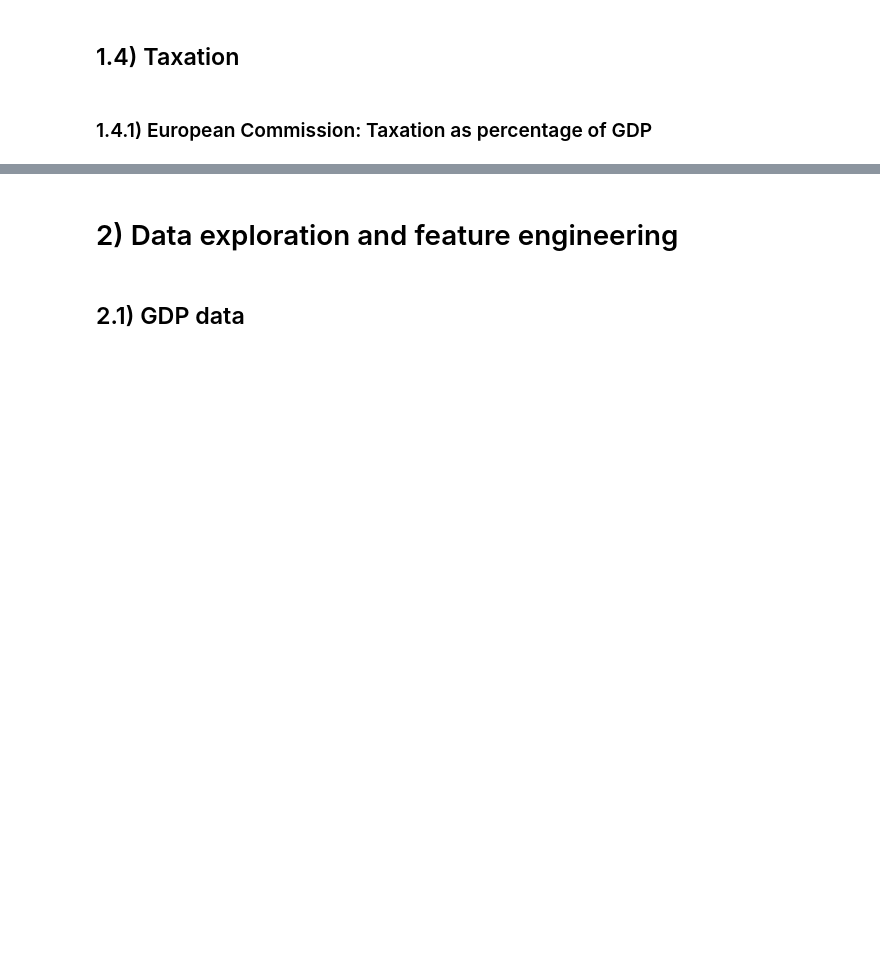
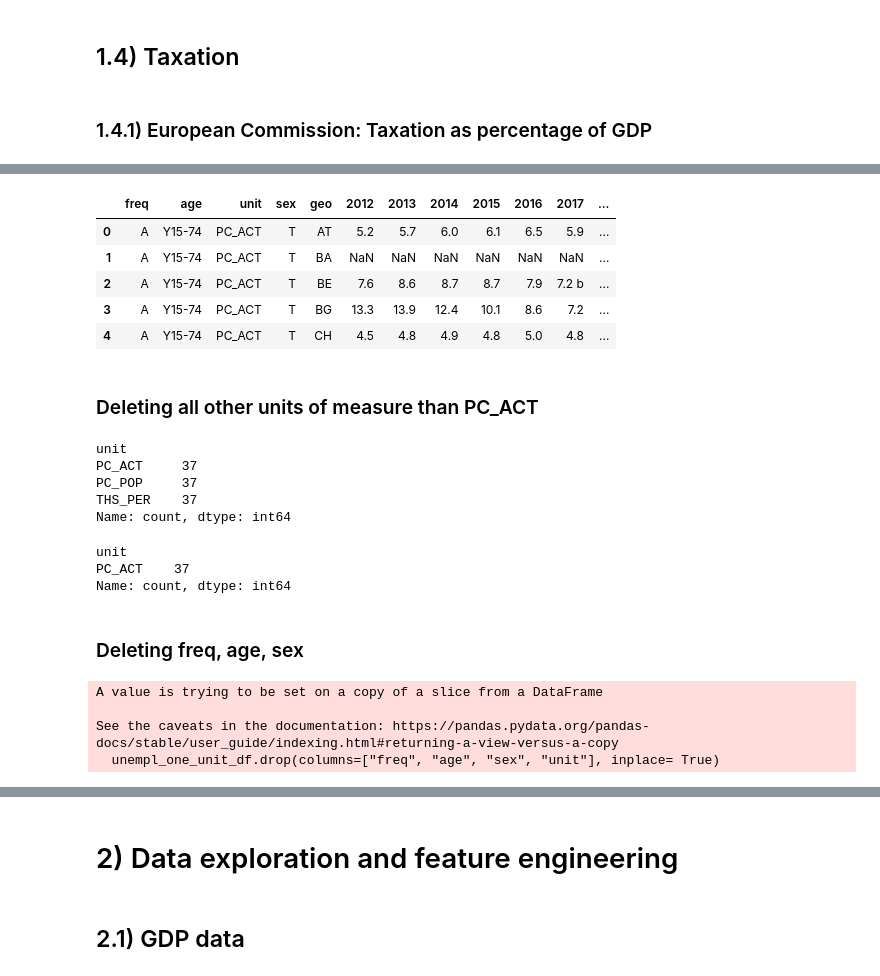
Before and after one commit to TRossen89/BI_Exam, a Jupyter notebook: SocialBenefitsEmploymentAndGDP.ipynb, the cells around one changed output, grey strips where cells are left out. Cells and saved outputs as stored; diff of their text form; code cells hidden in the pictures; blank space fills up the shorter version.

```diff
--- a/SocialBenefitsEmploymentAndGDP.ipynb
+++ b/SocialBenefitsEmploymentAndGDP.ipynb
@@ -237,0 +318,21 @@ total_taxes_df.head()
+# %%
+df_shifted.drop(columns="TIME_PERIOD", inplace=True)
+df_shifted.head()
+# %% [output]
+|  | freq | age | unit | sex | geo | 2012 | 2013 | 2014 | 2015 | 2016 | 2017 | ... |
+| 0 | A | Y15-74 | PC_ACT | T | AT | 5.2 | 5.7 | 6.0 | 6.1 | 6.5 | 5.9 | ... |
+| 1 | A | Y15-74 | PC_ACT | T | BA | NaN | NaN | NaN | NaN | NaN | NaN | ... |
+| 2 | A | Y15-74 | PC_ACT | T | BE | 7.6 | 8.6 | 8.7 | 8.7 | 7.9 | 7.2 b | ... |
+| 3 | A | Y15-74 | PC_ACT | T | BG | 13.3 | 13.9 | 12.4 | 10.1 | 8.6 | 7.2 | ... |
+| 4 | A | Y15-74 | PC_ACT | T | CH | 4.5 | 4.8 | 4.9 | 4.8 | 5.0 | 4.8 | ... |
+# %% [markdown]
+### Deleting all other units of measure than PC_ACT
+# %%
+unit = df_shifted["unit"].value_counts()
+print(unit)
+# %% [output]
+unit
+PC_ACT     37
+PC_POP     37
+THS_PER    37
+Name: count, dtype: int64
@@ -237,0 +341,16 @@ total_taxes_df.head()
+# %%
+unit = unempl_one_unit_df["unit"].value_counts()
+print(unit)
+# %% [output]
+unit
+PC_ACT    37
+Name: count, dtype: int64
+# %% [markdown]
+### Deleting freq, age, sex
+# %%
+unempl_one_unit_df.drop(columns=["freq", "age", "sex", "unit"], inplace= True)
+# %% [output]
+A value is trying to be set on a copy of a slice from a DataFrame
+
+See the caveats in the documentation: https://pandas.pydata.org/pandas-docs/stable/user_guide/indexing.html#returning-a-view-versus-a-copy
+  unempl_one_unit_df.drop(columns=["freq", "age", "sex", "unit"], inplace= True)
```
Also changed, not shown: parts of 30 cells of this notebook, 3 other files.
